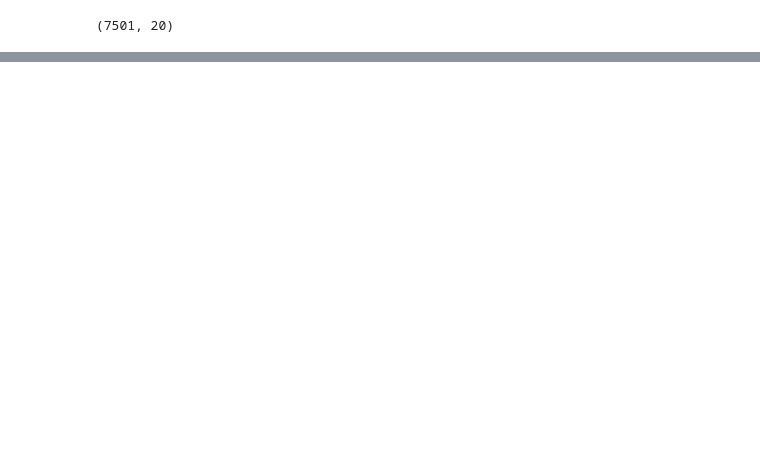
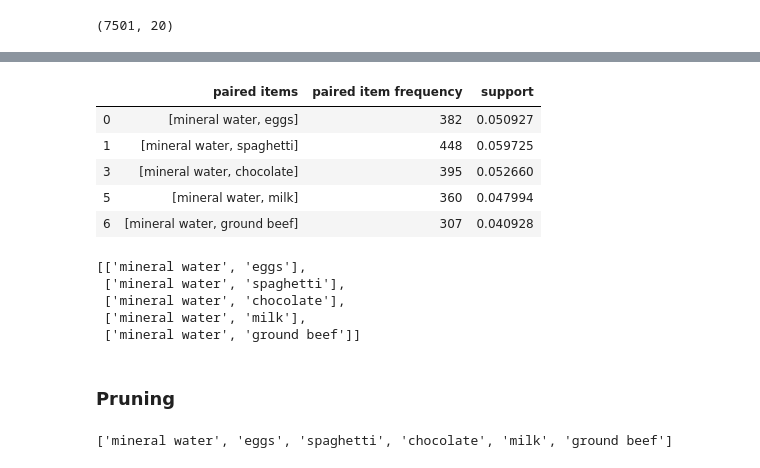
Before and after one commit to sherry0812/market-basket-analysis, a Jupyter notebook: marketbasket.ipynb, the cells around one changed output, grey strips where cells are left out. Drawn from its saved outputs; the diff is of its cells as text; code cells hidden in the pictures; blank space fills up the shorter version.

```diff
--- a/marketbasket.ipynb
+++ b/marketbasket.ipynb
@@ -83 +154,4 @@ top_items = list(item_count.head(20).index)
+# %%
+# Get items that complies with the condition on first iteration
+top_items = list(first_iteration['item'])
 # %%
@@ -96,4 +170,18 @@ def get_possible_permutations(items):
     return perm_list
+# %%
+def get_possible_combinations(items, k):
+    '''
+    Get possible permutations of the product k at a time.
+
+    input: list, list of all items
+    returns t
+    '''
+    combo_list = []
+    for r in range(k, k+1):
+        all_combo = combinations(items, r)
+        for combo in all_combo:
+            combo_list.append(list(combo))
+    return combo_list
 # %%
 def get_frequency(perm):
     '''
@@ -143,0 +215,31 @@ result
+# %%
+# Create empty dataframe
+second_iteration = result = pd.DataFrame()
+# Get combinations (2) of the items
+second_iteration['paired items'] = get_possible_combinations(top_items, 2)
+# Get frequency of the paired items
+second_iteration['paired item frequency'] = second_iteration['paired items'].apply(lambda combo: get_frequency(combo))
+# Calculate for the support
+second_iteration['support'] = second_iteration['paired item frequency']/total_transaction
+# %%
+# Extract paired items with support equal or more than 0.05
+second_iteration = second_iteration[second_iteration['support'] >= 0.04]
+second_iteration
+# %% [output]
+|  | paired items | paired item frequency | support |
+| 0 | [mineral water, eggs] | 382 | 0.050927 |
+| 1 | [mineral water, spaghetti] | 448 | 0.059725 |
+| 3 | [mineral water, chocolate] | 395 | 0.052660 |
+| 5 | [mineral water, milk] | 360 | 0.047994 |
+| 6 | [mineral water, ground beef] | 307 | 0.040928 |
+# %%
+paired_second = list(second_iteration['paired items'])
+paired_second
+# %% [output]
+[['mineral water', 'eggs'],
+ ['mineral water', 'spaghetti'],
+ ['mineral water', 'chocolate'],
+ ['mineral water', 'milk'],
+ ['mineral water', 'ground beef']]
+# %% [markdown]
+### Pruning
@@ -143,0 +255,4 @@ result
+# %%
+second_items
+# %% [output]
+['mineral water', 'eggs', 'spaghetti', 'chocolate', 'milk', 'ground beef']
```
Also changed, not shown: parts of 25 cells of this notebook.
